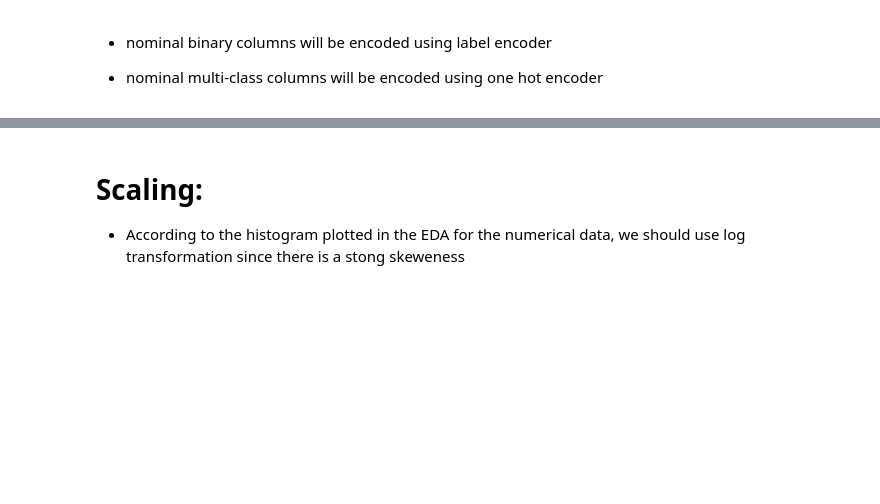
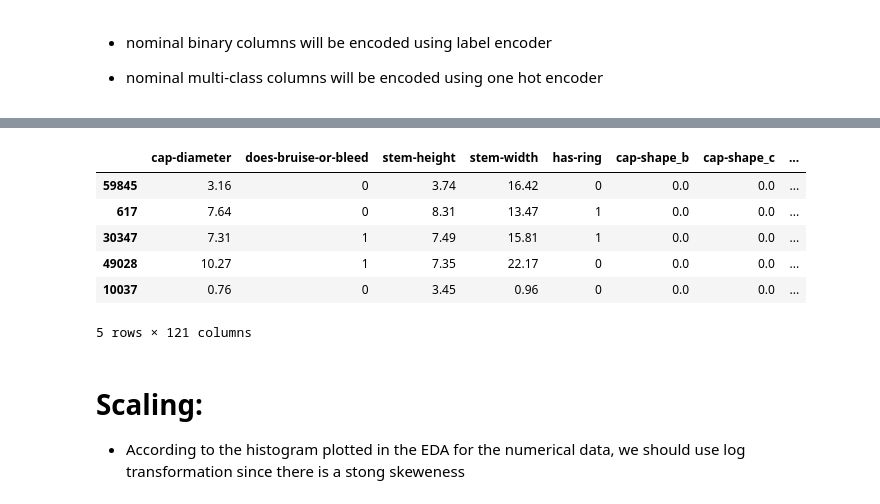
Before and after one commit to samaaturky/mushroom-classification-, a Jupyter notebook: mushroom (updated).ipynb, the cells around one changed output, grey strips where cells are left out. Drawn from its saved outputs; the diff is of its cells as text; code cells hidden in the pictures; blank space fills up the shorter version.

```diff
--- a/mushroom (5).ipynb
+++ b/mushroom (updated).ipynb
@@ -569,3 +594,13 @@ X_train, X_test, y_train, y_test= train_test_split(x,y,test_size=0.2, random_sta
+# %%
+X_test.head()
+# %% [output]
+|  | cap-diameter | does-bruise-or-bleed | stem-height | stem-width | has-ring | cap-shape_b | cap-shape_c | ... |
+| 59845 | 3.16 | 0 | 3.74 | 16.42 | 0 | 0.0 | 0.0 | ... |
+| 617 | 7.64 | 0 | 8.31 | 13.47 | 1 | 0.0 | 0.0 | ... |
+| 30347 | 7.31 | 1 | 7.49 | 15.81 | 1 | 0.0 | 0.0 | ... |
+| 49028 | 10.27 | 1 | 7.35 | 22.17 | 0 | 0.0 | 0.0 | ... |
+| 10037 | 0.76 | 0 | 3.45 | 0.96 | 0 | 0.0 | 0.0 | ... |
+5 rows × 121 columns
 # %% [markdown]
 # Scaling:
 - According to the histogram plotted in the EDA for the numerical data, we should use log transformation since there is a stong skeweness
```
Also changed, not shown: parts of 57 cells of this notebook, 3 other files.
